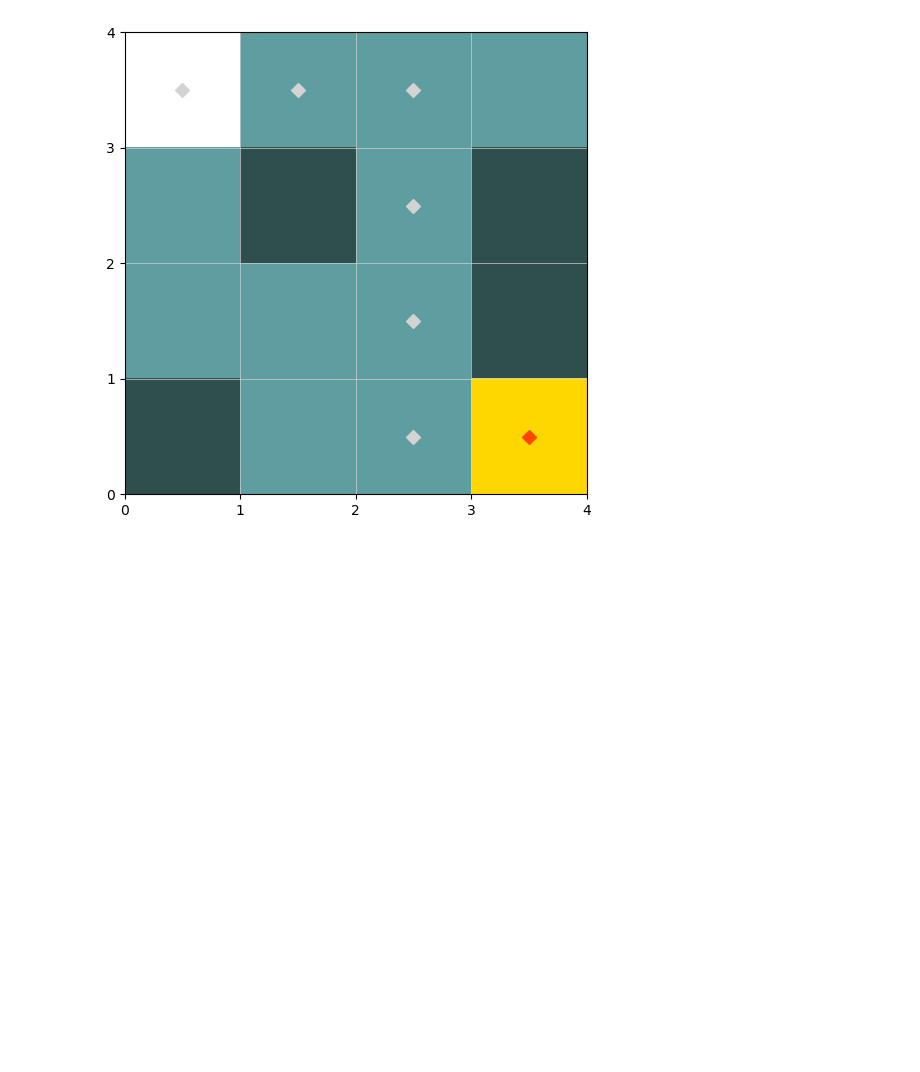
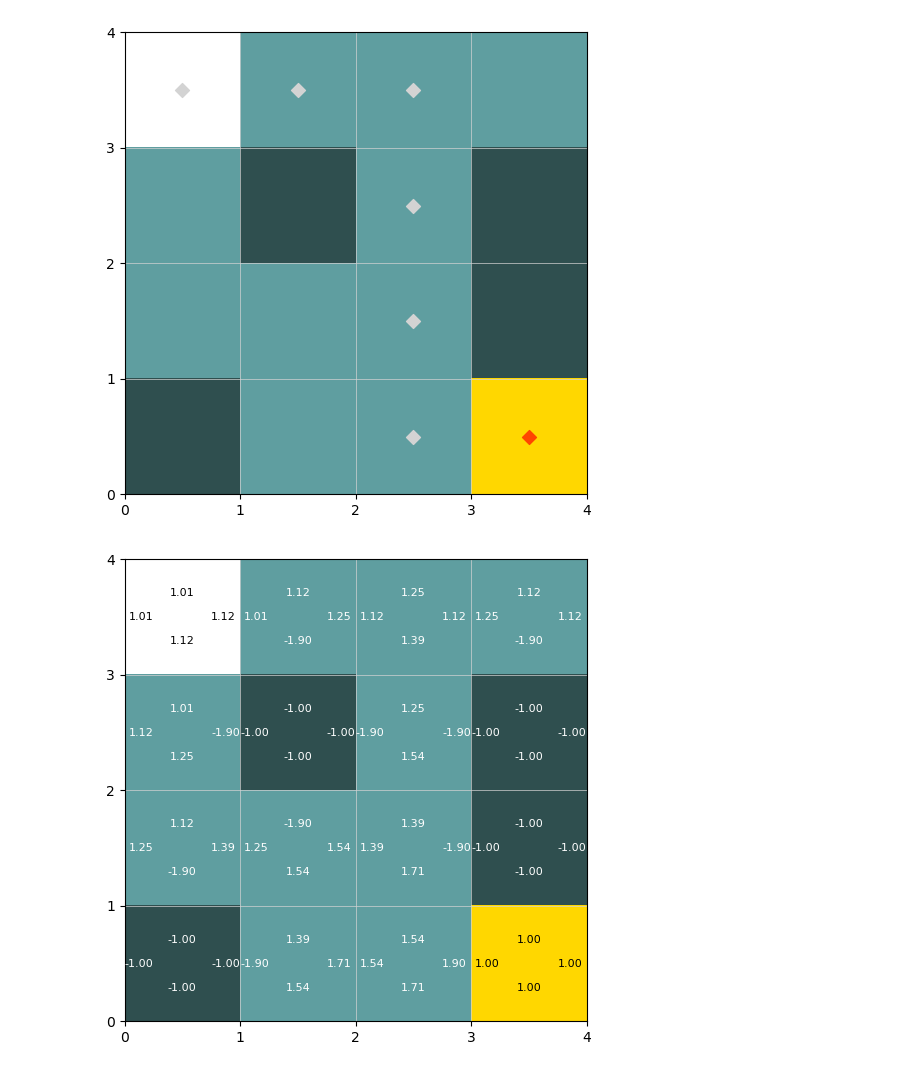
Before and after one commit to bornexmachina/MARL, a Jupyter notebook: frozen_lake/showcase.ipynb, the cells around one changed output. Drawn from its saved outputs; the diff is of its cells as text; code cells hidden in the pictures; blank space fills up the shorter version.

Commit message:
fixed action value iteration
Made a plot of Action Value iteration --> found an error and updated the code. Still weirded out by action values / values being larger than the final reward

```diff
--- a/frozen_lake/showcase.ipynb
+++ b/frozen_lake/showcase.ipynb
@@ -27,0 +30,4 @@ plotter.visualize_trajectory(v_agent.env.lake, v_agent.optimal_trajectory())
+# %%
+plotter.visualize_Q(v_agent.env.lake, v_agent.Q)
+# %% [output]
+[figure, added]
```
Also changed, not shown: parts of 1 cell of this notebook, 2 other files.
